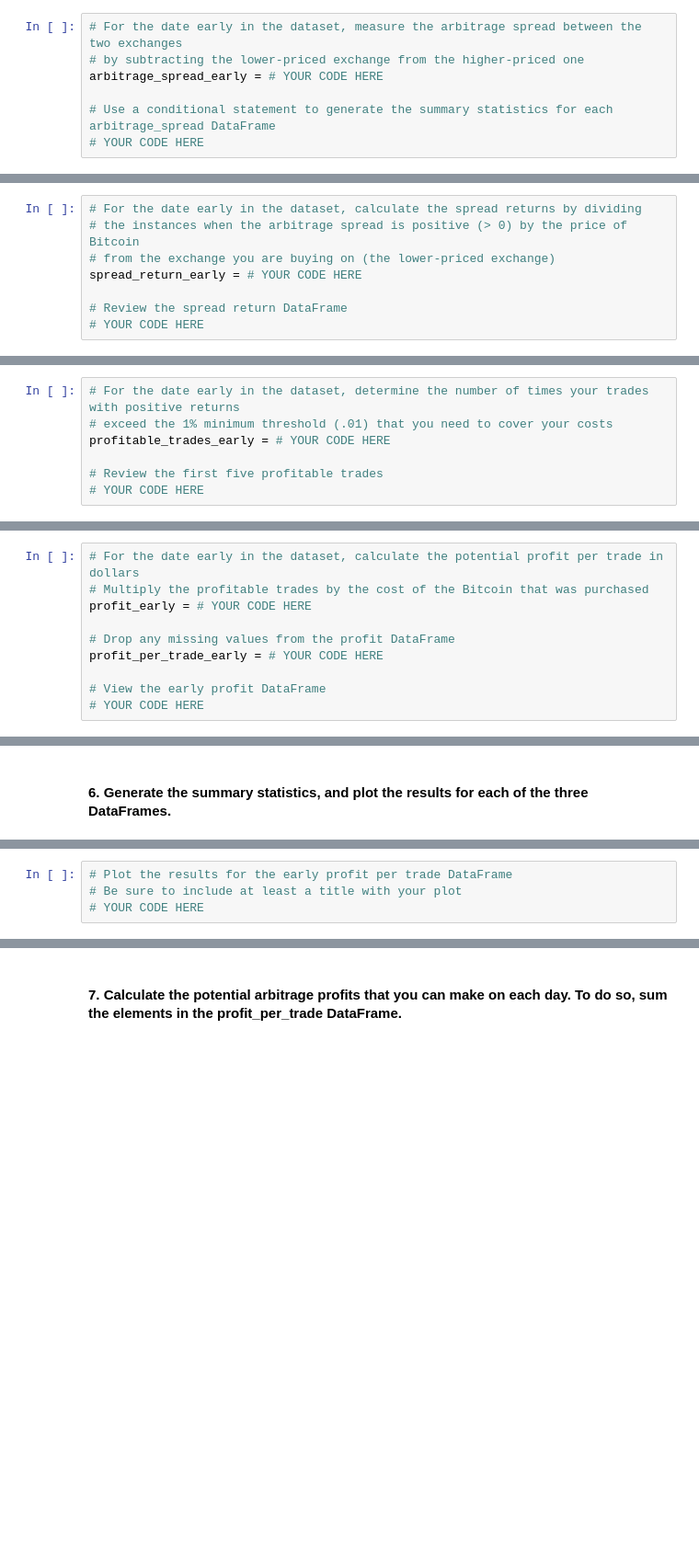
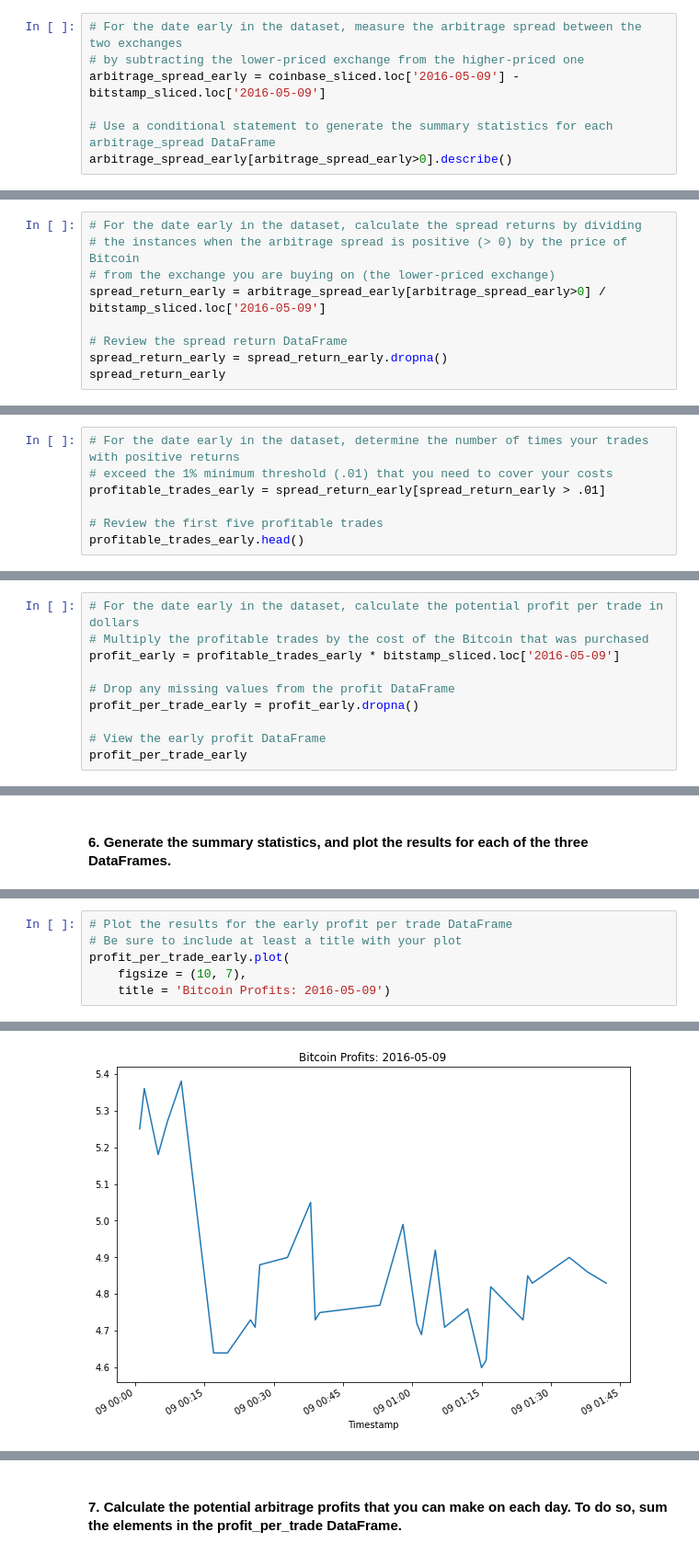
Before and after one commit to AbsurdSophist/Module_3_Challenge, a Jupyter notebook: crypto_arbitrage.ipynb, the cells around one changed output, grey strips where cells are left out. Shown: that part at 92% size. Cells and saved outputs as stored; diff of their text form; blank space fills up the shorter version.

Commit message:
Added profit analysis of selected days

```diff
--- a/crypto_arbitrage.ipynb
+++ b/crypto_arbitrage.ipynb
@@ -526,7 +526,7 @@ Calculate the potential profits for each date that you selected in the previous
 # %%
 # For the date early in the dataset, measure the arbitrage spread between the two exchanges
 # by subtracting the lower-priced exchange from the higher-priced one
-arbitrage_spread_early = # YOUR CODE HERE
+arbitrage_spread_early = coinbase_sliced.loc['2016-05-09'] - bitstamp_sliced.loc['2016-05-09']
 
 # Use a conditional statement to generate the summary statistics for each arbitrage_spread DataFrame
-# YOUR CODE HERE
+arbitrage_spread_early[arbitrage_spread_early>0].describe()
@@ -550,7 +581,8 @@ arbitrage_spread_late = # YOUR CODE HERE
 # For the date early in the dataset, calculate the spread returns by dividing
 # the instances when the arbitrage spread is positive (> 0) by the price of Bitcoin
 # from the exchange you are buying on (the lower-priced exchange)
-spread_return_early = # YOUR CODE HERE
+spread_return_early = arbitrage_spread_early[arbitrage_spread_early>0] / bitstamp_sliced.loc['2016-05-09']
 
 # Review the spread return DataFrame
-# YOUR CODE HERE
+spread_return_early = spread_return_early.dropna()
+spread_return_early
@@ -575,7 +651,7 @@ spread_return_late = # YOUR CODE HERE
 # %%
 # For the date early in the dataset, determine the number of times your trades with positive returns
 # exceed the 1% minimum threshold (.01) that you need to cover your costs
-profitable_trades_early = # YOUR CODE HERE
+profitable_trades_early = spread_return_early[spread_return_early > .01]
 
 # Review the first five profitable trades
-# YOUR CODE HERE
+profitable_trades_early.head()
@@ -612,10 +736,10 @@ profitable_trades_middle = # YOUR CODE HERE
 # %%
 # For the date early in the dataset, calculate the potential profit per trade in dollars
 # Multiply the profitable trades by the cost of the Bitcoin that was purchased
-profit_early = # YOUR CODE HERE
+profit_early = profitable_trades_early * bitstamp_sliced.loc['2016-05-09']
 
 # Drop any missing values from the profit DataFrame
-profit_per_trade_early = # YOUR CODE HERE
+profit_per_trade_early = profit_early.dropna()
 
 # View the early profit DataFrame
-# YOUR CODE HERE
+profit_per_trade_early
@@ -647,4 +815,7 @@ profit_per_trade_late = # YOUR CODE HERE
 # %%
 # Plot the results for the early profit per trade DataFrame
 # Be sure to include at least a title with your plot
-# YOUR CODE HERE
+profit_per_trade_early.plot(
+    figsize = (10, 7),
+    title = 'Bitcoin Profits: 2016-05-09')
+# %% [output]
@@ -651,2 +823,3 @@ profit_per_trade_late = # YOUR CODE HERE
+[figure, added]
 # %%
 # Generate the summary statistics for the middle profit per trade DataFrame
```
Also changed, not shown: parts of 33 cells of this notebook.
